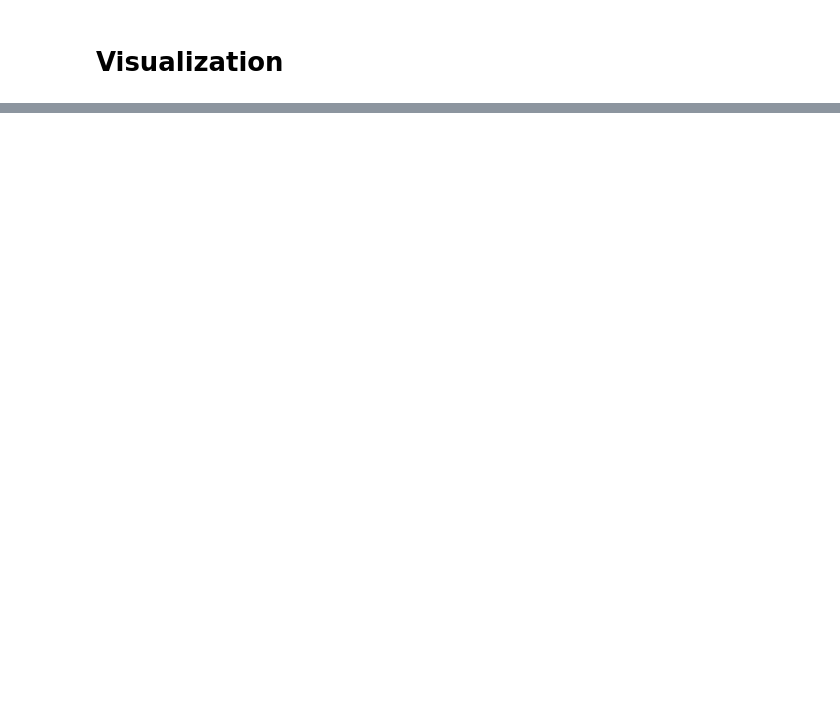
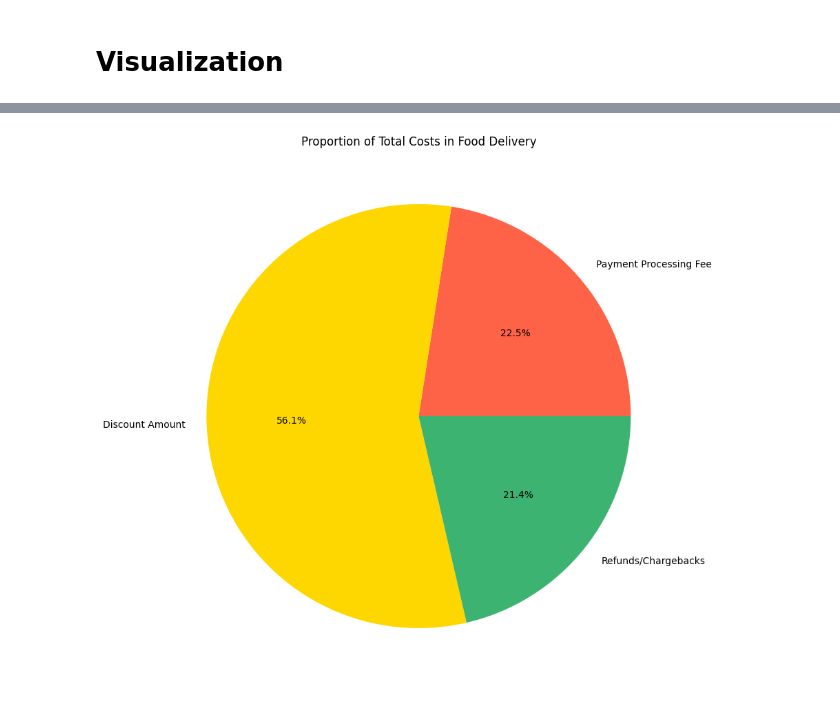
Before and after one commit to anhpham2003/food-delivery-profitability-analysis, a Jupyter notebook: delivery_analysis.ipynb, the cells around one changed output, grey strips where cells are left out. Drawn from its saved outputs; the diff is of its cells as text; code cells hidden in the pictures; blank space fills up the shorter version.

```diff
--- a/delivery_analysis.ipynb
+++ b/delivery_analysis.ipynb
@@ -134,0 +141,15 @@ plt.show()
+# %%
+# Proporotion of total costs
+costs_breakdown = {
+    'Payment Processing Fee': food_orders['Payment Processing Fee'].sum(),
+    'Discount Amount': food_orders['Discount Amount'].sum(),
+    'Refunds/Chargebacks': food_orders['Refunds/Chargebacks'].sum()
+}
+costs_series = pd.Series(costs_breakdown)
+plt.figure(figsize=(10,10))
+plt.pie(costs_series.values, labels=costs_series.index, autopct='%1.1f%%',
+        startangle=0, colors=['tomato', 'gold', '#3CB371'])
+plt.title('Proportion of Total Costs in Food Delivery')
+plt.show()
+# %% [output]
+[figure, added]
```
Also changed, not shown: parts of 29 cells of this notebook.
